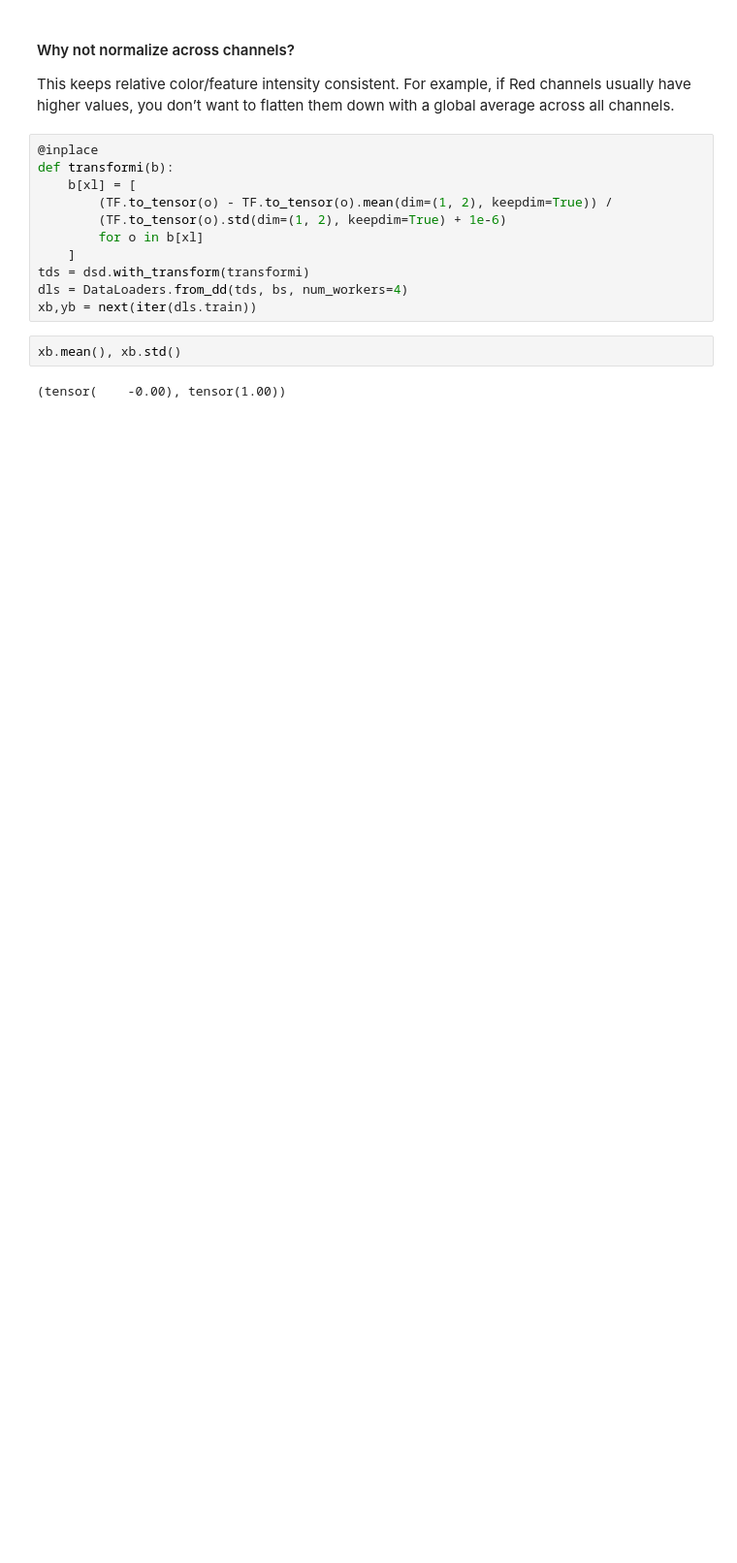
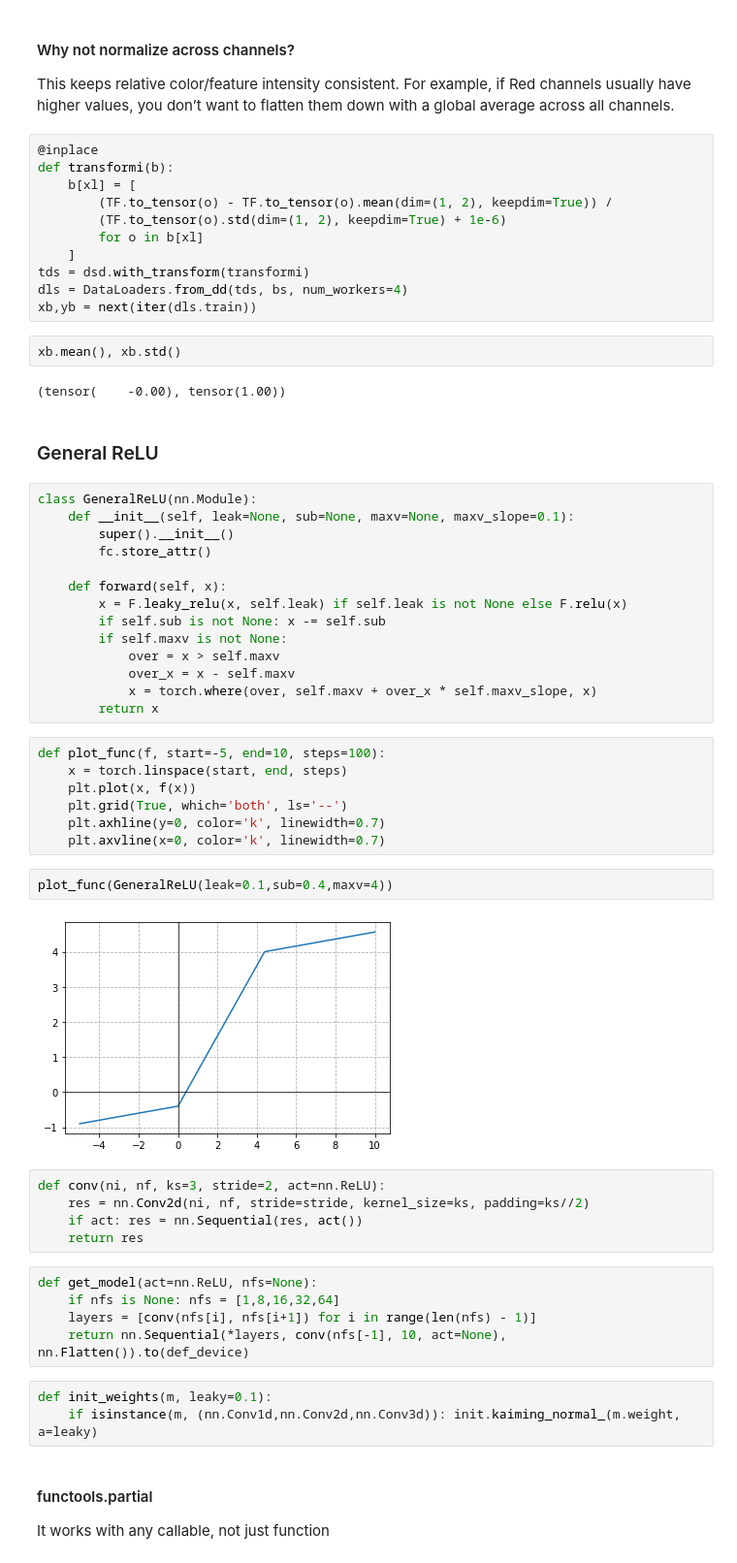
Before and after one commit to hemant0591/Inilialization, a Jupyter notebook: Initialization.ipynb, the cells around one changed output. Shown at 97% size. Drawn from its saved outputs; the diff is of its cells as text; blank space fills up the shorter version.

```diff
--- a/Initialization.ipynb
+++ b/Initialization.ipynb
@@ -699,3 +695,47 @@ xb,yb = next(iter(dls.train))
 xb.mean(), xb.std()
 # %% [output]
 (tensor(    -0.00), tensor(1.00))
+# %% [markdown]
+### General ReLU
+# %%
+class GeneralReLU(nn.Module):
+    def __init__(self, leak=None, sub=None, maxv=None, maxv_slope=0.1):
+        super().__init__()
+        fc.store_attr()
+
+    def forward(self, x):
+        x = F.leaky_relu(x, self.leak) if self.leak is not None else F.relu(x)
+        if self.sub is not None: x -= self.sub
+        if self.maxv is not None:
+            over = x > self.maxv
+            over_x = x - self.maxv
+            x = torch.where(over, self.maxv + over_x * self.maxv_slope, x)
+        return x
+# %%
+def plot_func(f, start=-5, end=10, steps=100):
+    x = torch.linspace(start, end, steps)
+    plt.plot(x, f(x))
+    plt.grid(True, which='both', ls='--')
+    plt.axhline(y=0, color='k', linewidth=0.7)
+    plt.axvline(x=0, color='k', linewidth=0.7)
+# %%
+plot_func(GeneralReLU(leak=0.1,sub=0.4,maxv=4))
+# %% [output]
+[figure, added]
+# %%
+def conv(ni, nf, ks=3, stride=2, act=nn.ReLU):
+    res = nn.Conv2d(ni, nf, stride=stride, kernel_size=ks, padding=ks//2)
+    if act: res = nn.Sequential(res, act())
+    return res
+# %%
+def get_model(act=nn.ReLU, nfs=None):
+    if nfs is None: nfs = [1,8,16,32,64]
+    layers = [conv(nfs[i], nfs[i+1]) for i in range(len(nfs) - 1)]
+    return nn.Sequential(*layers, conv(nfs[-1], 10, act=None), nn.Flatten()).to(def_device)
+# %%
+def init_weights(m, leaky=0.1):
+    if isinstance(m, (nn.Conv1d,nn.Conv2d,nn.Conv3d)): init.kaiming_normal_(m.weight, a=leaky)
+# %% [markdown]
+#### functools.partial
+
+It works with any callable, not just function
```
Also changed, not shown: parts of 41 cells of this notebook.
